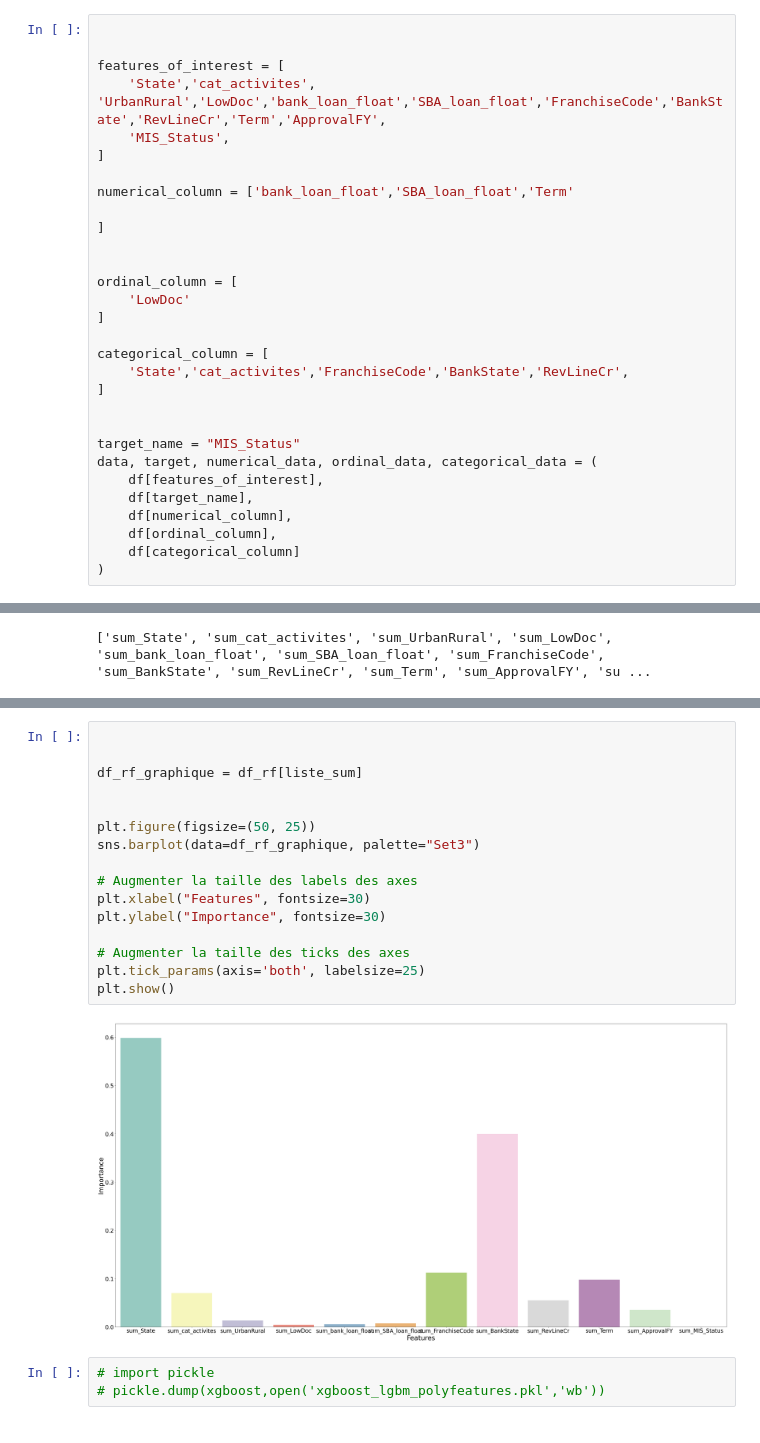
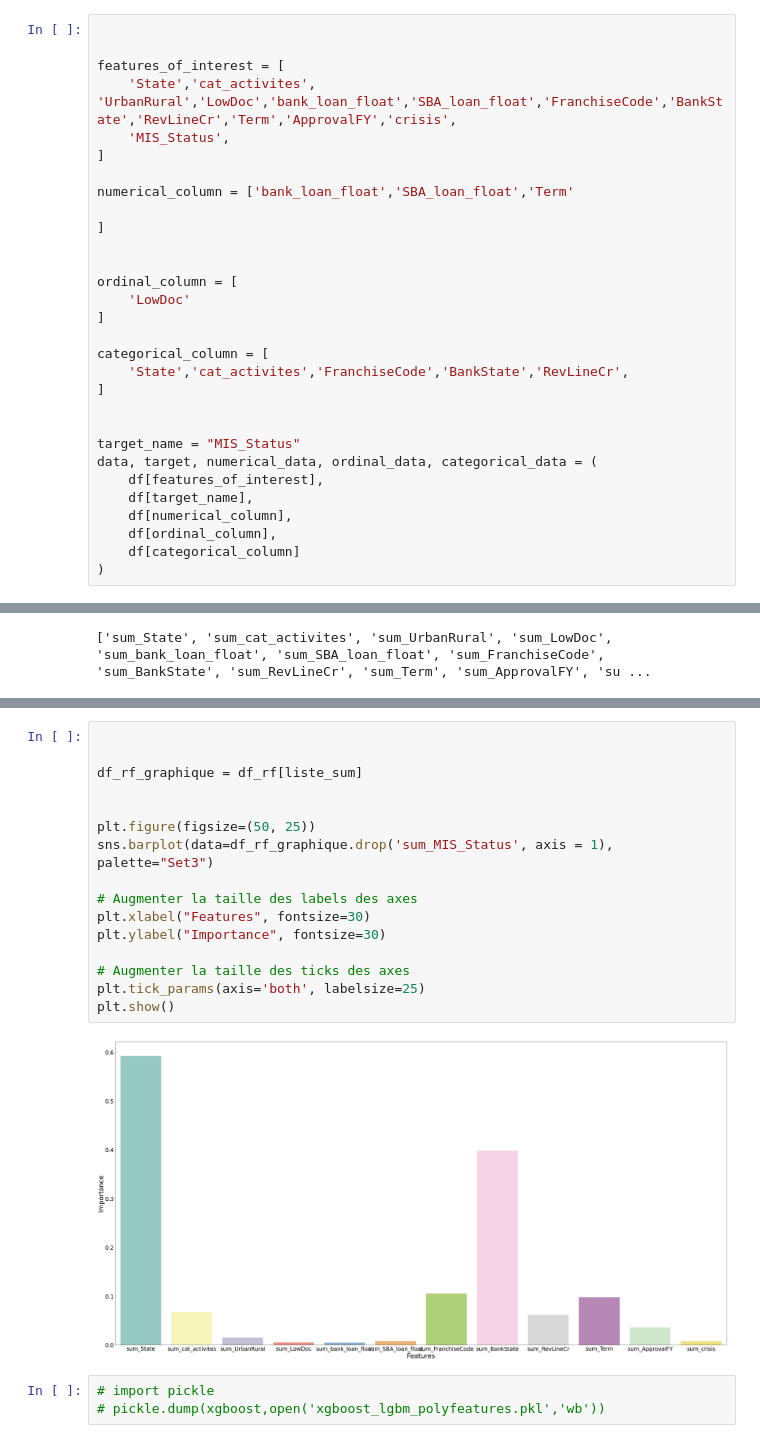
Before and after one commit to haceneZERROUK/brief_loan, a Jupyter notebook: model_xgBoost.ipynb, the cells around one changed output, grey strips where cells are left out. Drawn from its saved outputs; the diff is of its cells as text.

```diff
--- a/model_xgBoost.ipynb
+++ b/model_xgBoost.ipynb
@@ -17,7 +17,7 @@ df['NewExist'] = df['NewExist'].fillna(0)
 
 
 features_of_interest = [
-    'State','cat_activites', 'UrbanRural','LowDoc','bank_loan_float','SBA_loan_float','FranchiseCode','BankState','RevLineCr','Term','ApprovalFY',
+    'State','cat_activites', 'UrbanRural','LowDoc','bank_loan_float','SBA_loan_float','FranchiseCode','BankState','RevLineCr','Term','ApprovalFY','crisis',
     'MIS_Status',
 ]
 
@@ -186,21 +185,21 @@ df_rf.sort_values(by= 0,axis=1, ascending=False)
 # %%
 
 
 df_rf_graphique = df_rf[liste_sum]
 
 
 plt.figure(figsize=(50, 25))
-sns.barplot(data=df_rf_graphique, palette="Set3")
+sns.barplot(data=df_rf_graphique.drop('sum_MIS_Status', axis = 1), palette="Set3")
 
 # Augmenter la taille des labels des axes
 plt.xlabel("Features", fontsize=30)
 plt.ylabel("Importance", fontsize=30)
 
 # Augmenter la taille des ticks des axes
 plt.tick_params(axis='both', labelsize=25)
 plt.show()
 # %% [output]
-[figure, old version]
+[figure, new version]
 # %%
 # import pickle
 # pickle.dump(xgboost,open('xgboost_lgbm_polyfeatures.pkl','wb'))
```
Also changed, not shown: parts of 3 cells of this notebook, 1 other file.
